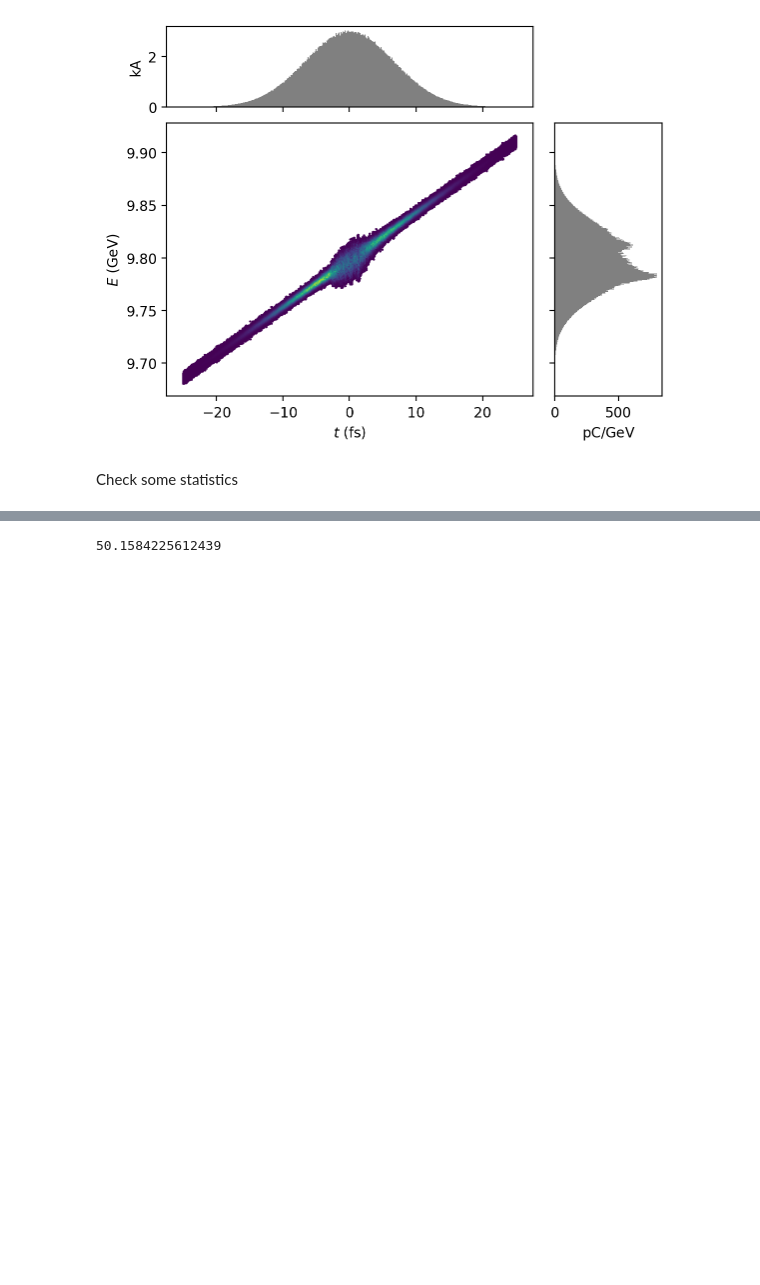
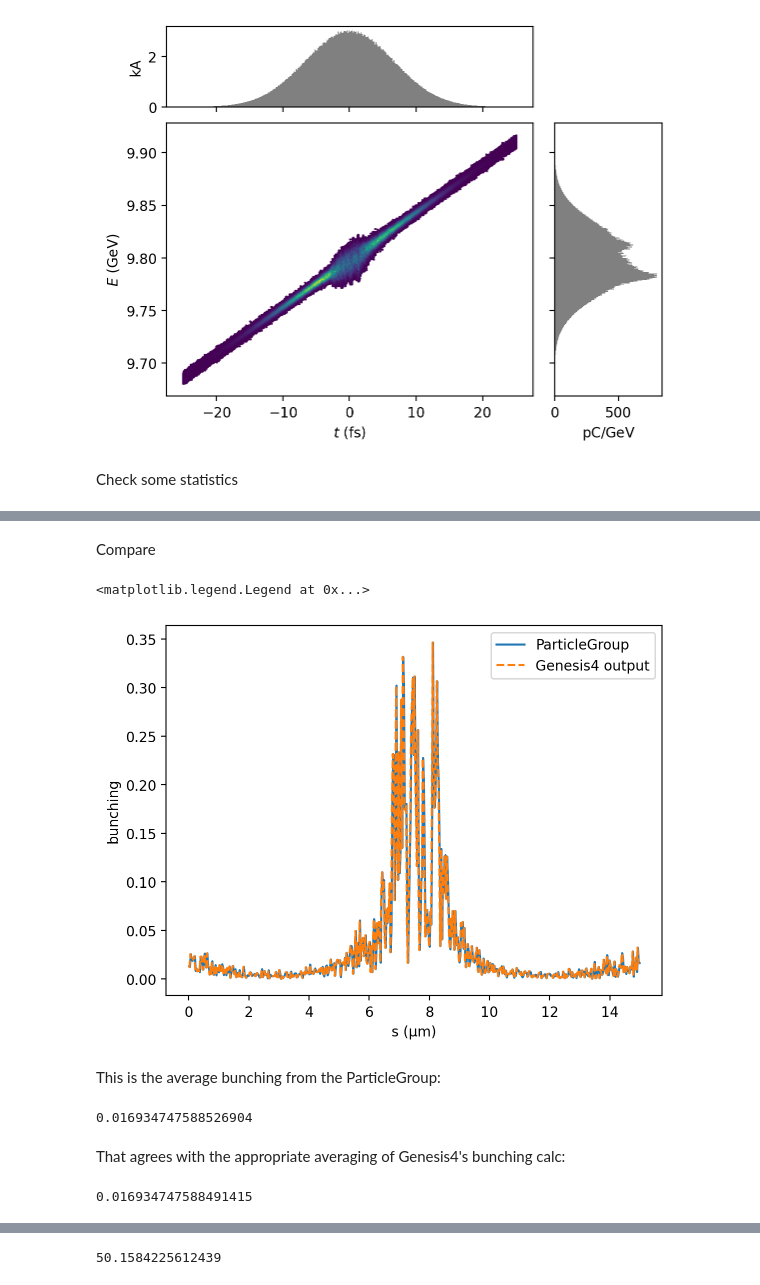
Before and after one commit to slaclab/lume-genesis, a Jupyter notebook: docs/examples/genesis4/genesis4_example.ipynb, the cells around one changed output, grey strips where cells are left out. Cells and saved outputs as stored; diff of their text form; code cells hidden in the pictures; blank space fills up the shorter version.

```diff
--- a/docs/examples/genesis4/genesis4_example.ipynb
+++ b/docs/examples/genesis4/genesis4_example.ipynb
@@ -220,0 +223,36 @@ P['norm_emit_x'], P['norm_emit_y'], P['mean_gamma']
+# %%
+# Genesis4 data
+final_bunching = G.output['Beam/bunching'][-1,:]
+current = G.output['Beam/current'][-1,:]
+s = G.output['Global/s']
+
+
+# ParticleGroup data
+ss = P.slice_statistics(bunching_key, n_slice=len(s))
+ss.keys()
+x = ss['mean_z']
+y = ss[bunching_key]
+# %% [markdown]
+Compare
+# %%
+fig, ax = plt.subplots()
+ax.plot(x*1e6, y, label='ParticleGroup')
+ax.plot(s*1e6, final_bunching, '--', label='Genesis4 output')
+ax.set_xlabel('s (µm)')
+ax.set_ylabel('bunching')
+plt.legend()
+# %% [output]
+<matplotlib.legend.Legend at 0x...>
+[figure, added]
+# %% [markdown]
+This is the average bunching from the ParticleGroup:
+# %%
+P.bunching(wavelength)
+# %% [output]
+0.016934747588526904
+# %% [markdown]
+That agrees with the appropriate averaging of Genesis4's bunching calc:
+# %%
+G.stat('bunching')[-1]
+# %% [output]
+0.016934747588491415
```
Also changed, not shown: parts of 15 cells of this notebook, 2 other files.
